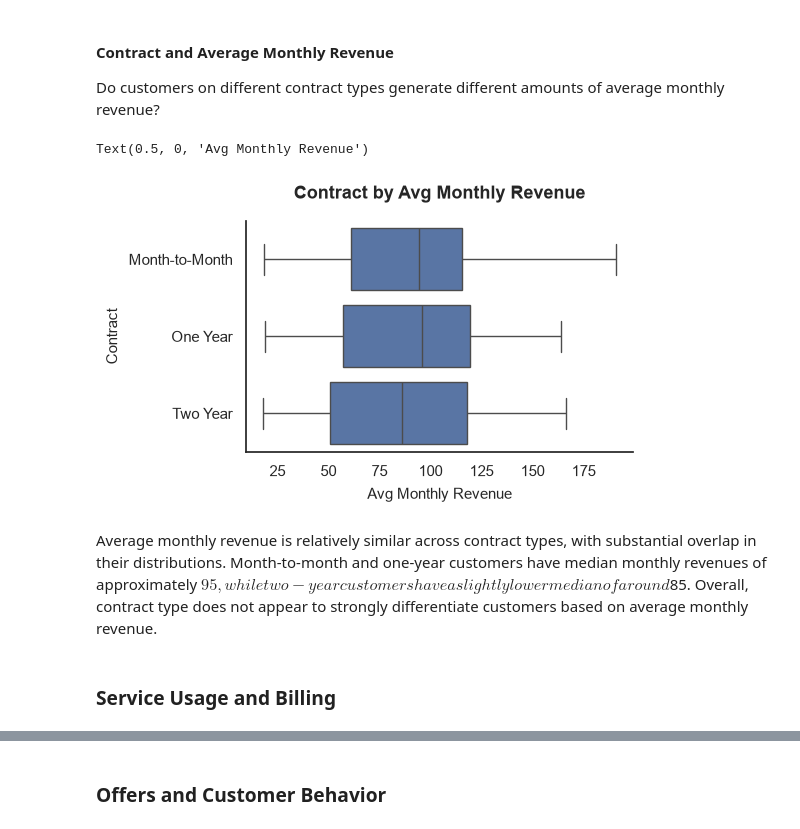
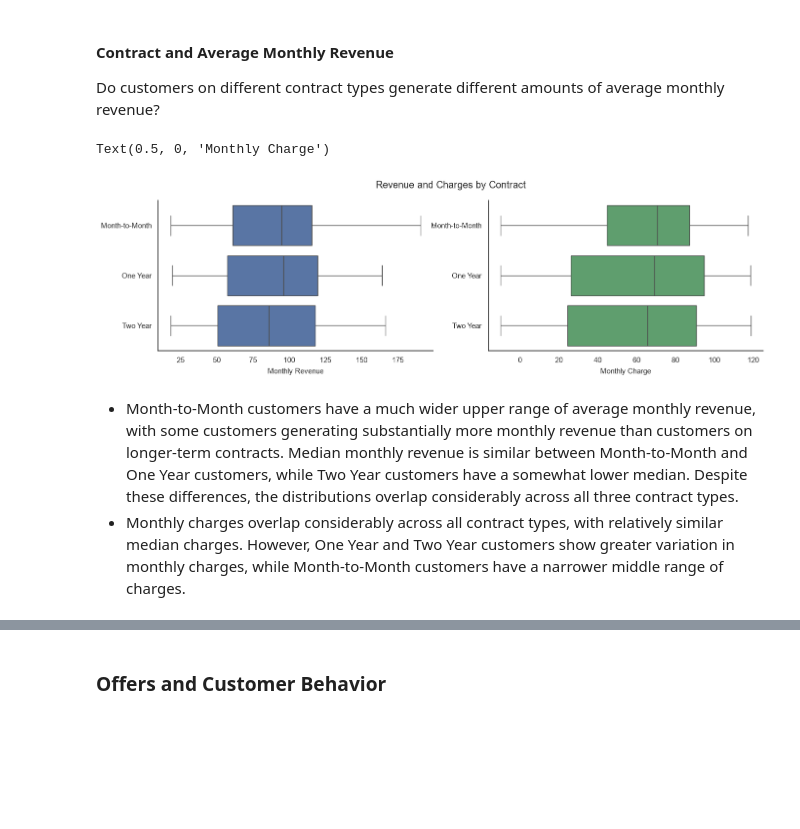
Before and after one commit to pendergataxel/telecom-customer-churn-analysis, a Jupyter notebook: notebooks/03_bivariate_and_churn_drivers.ipynb, the cells around one changed output, grey strips where cells are left out. Saved outputs shown, nothing was run; the diff lists cells and outputs as text; code cells hidden in the pictures; blank space fills up the shorter version.

```diff
--- a/notebooks/03_bivariate_and_churn_drivers.ipynb
+++ b/notebooks/03_bivariate_and_churn_drivers.ipynb
@@ -30,7 +30,7 @@ sns.set_theme(style='white',
               context='notebook',
               palette='deep')
 
-plt.rcParams['figure.figsize'] = (5, 3)
+plt.rcParams['figure.figsize'] = (6, 4)
 plt.rcParams['axes.titleweight'] = 'bold'
 plt.rcParams['axes.titlepad'] = 16
 plt.rcParams['axes.titlesize'] = 13
@@ -383,17 +421,34 @@ Median customer tenure increases across contract types, from approximately 11 mo
 #### Contract and Average Monthly Revenue
 Do customers on different contract types generate different amounts of average monthly revenue?
 # %%
-ax = sns.boxplot(
-    x=avg_monthly_revenue,
-    y=churn_df['Contract']
+avg_monthly_revenue = (
+    churn_df['Total Revenue'] / churn_df['Tenure in Months']
 )
 
-ax.set_title('Contract by Avg Monthly Revenue')
-ax.set_xlabel('Avg Monthly Revenue');
+fig, (ax1, ax2) = plt.subplots(1, 2, figsize=(16, 4))
+
+sns.boxplot(
+    y=churn_df['Contract'],
+    x=avg_monthly_revenue,
+    ax=ax1
+)
+
+sns.boxplot(
+    data=churn_df,
+    y='Contract',
+    x='Monthly Charge',
+    ax=ax2,
+    color='C2'
+)
+
+fig.suptitle('Revenue and Charges by Contract')
+ax1.set_ylabel('')
+ax2.set_ylabel('')
+ax1.set_xlabel('Monthly Revenue')
+ax2.set_xlabel('Monthly Charge')
 # %% [output]
-Text(0.5, 0, 'Avg Monthly Revenue')
+Text(0.5, 0, 'Monthly Charge')
-[figure, old version]
+[figure, new version]
 # %% [markdown]
-Average monthly revenue is relatively similar across contract types, with substantial overlap in their distributions. Month-to-month and one-year customers have median monthly revenues of approximately $95, while two-year customers have a slightly lower median of around $85. Overall, contract type does not appear to strongly differentiate customers based on average monthly revenue.
+- Month-to-Month customers have a much wider upper range of average monthly revenue, with some customers generating substantially more monthly revenue than customers on longer-term contracts. Median monthly revenue is similar between Month-to-Month and One Year customers, while Two Year customers have a somewhat lower median. Despite these differences, the distributions overlap considerably across all three contract types.
+- Monthly charges overlap considerably across all contract types, with relatively similar median charges. However, One Year and Two Year customers show greater variation in monthly charges, while Month-to-Month customers have a narrower middle range of charges.
-# %% [markdown]
-### Service Usage and Billing
```
Also changed, not shown: parts of 47 cells of this notebook, 1 other file.
